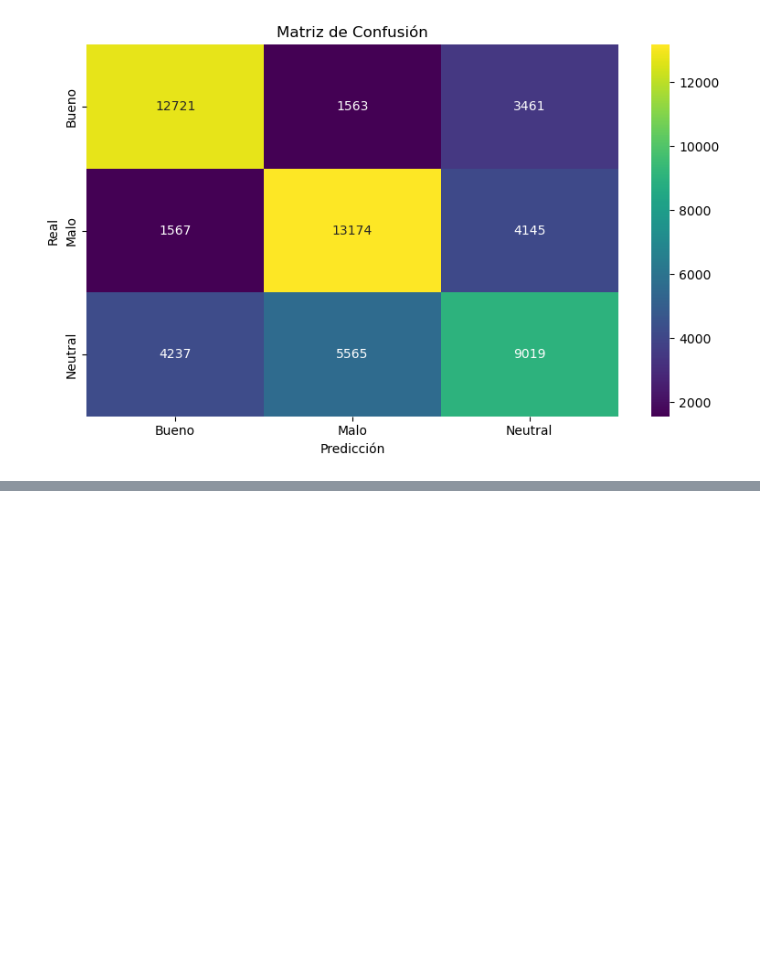
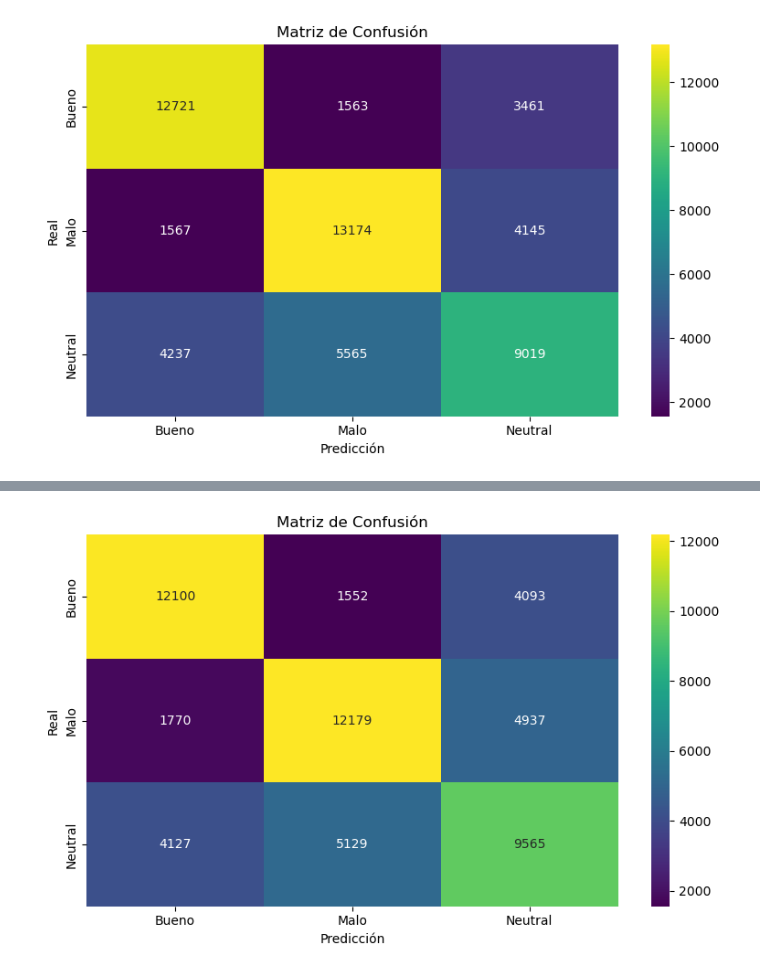
Before and after one commit to Alejandr0xxx/sentimental_analysis_model, a Jupyter notebook: modeladoML.ipynb, the cells around one changed output, grey strips where cells are left out. Cells and saved outputs as stored; diff of their text form; code cells hidden in the pictures; blank space fills up the shorter version.

Commit message:
ML modelado terminado... o eso creo

```diff
--- a/modeladoML.ipynb
+++ b/modeladoML.ipynb
@@ -59,4 +84,7 @@ MODEL_TYPE = 'ml'
 # %%
+# Nombre del modelo de regresión logística
+LR_MODEL_NAME = 'logistic_regression.pkl'
+
 # Verificamos si el modelo ya existe
 if model_exists(LR_MODEL_NAME, MODEL_TYPE):
     lr = load_model(LR_MODEL_NAME, MODEL_TYPE)
@@ -72,7 +100,7 @@ else:
     }
 
     # Instanciamos GridSearchCV
-    grid_search = GridSearchCV(base_model, param_grid, cv=5, scoring='accuracy', verbose=2, n_jobs=-1)
+    grid_search = GridSearchCV(base_model, param_grid, cv=5, scoring='accuracy', verbose=1, n_jobs=-1)
 
     # Entrenamos el GridSearchCV
     grid_search.fit(X_train_vectorized, y_train_ml)
@@ -116,0 +185,28 @@ plot_confussion_matrix(y_test_ml, y_pred_lr, labels)
+# %%
+MULTINOMIALNB_MODEL_NAME = 'multinomialnb_model.pkl'
+
+if model_exists(MULTINOMIALNB_MODEL_NAME, MODEL_TYPE):
+    mbn_model = load_model(MULTINOMIALNB_MODEL_NAME, MODEL_TYPE)
+else:
+    base_model = MultinomialNB()
+
+    param_grid = {
+    'alpha': [3.0, 5.0, 10.0, 15.0],
+    'fit_prior': [True, False]
+}
+
+    grid_search = GridSearchCV(base_model, param_grid, cv=5, scoring='accuracy', verbose=1, n_jobs=-1)
+
+
+    grid_search.fit(X_train_vectorized, y_train_ml)
+
+    print("Mejor score:", grid_search.best_score_)
+    print("Mejores hiperparámetros:", grid_search.best_params_)
+
+    mbn_model = grid_search.best_estimator_
+
+    save_model(mbn_model, MULTINOMIALNB_MODEL_NAME, MODEL_TYPE)
+# %%
+y_pred_mnb = mbn_model.predict(X_test_vectorized)
+
+print(classification_report(y_test_ml, y_pred_mnb, target_names=labels))
@@ -116,0 +223,4 @@ plot_confussion_matrix(y_test_ml, y_pred_lr, labels)
+# %%
+plot_confussion_matrix(y_test_ml, y_pred_mnb, labels)
+# %% [output]
+[figure, added]
```
Also changed, not shown: parts of 19 cells of this notebook, 7 other files.
